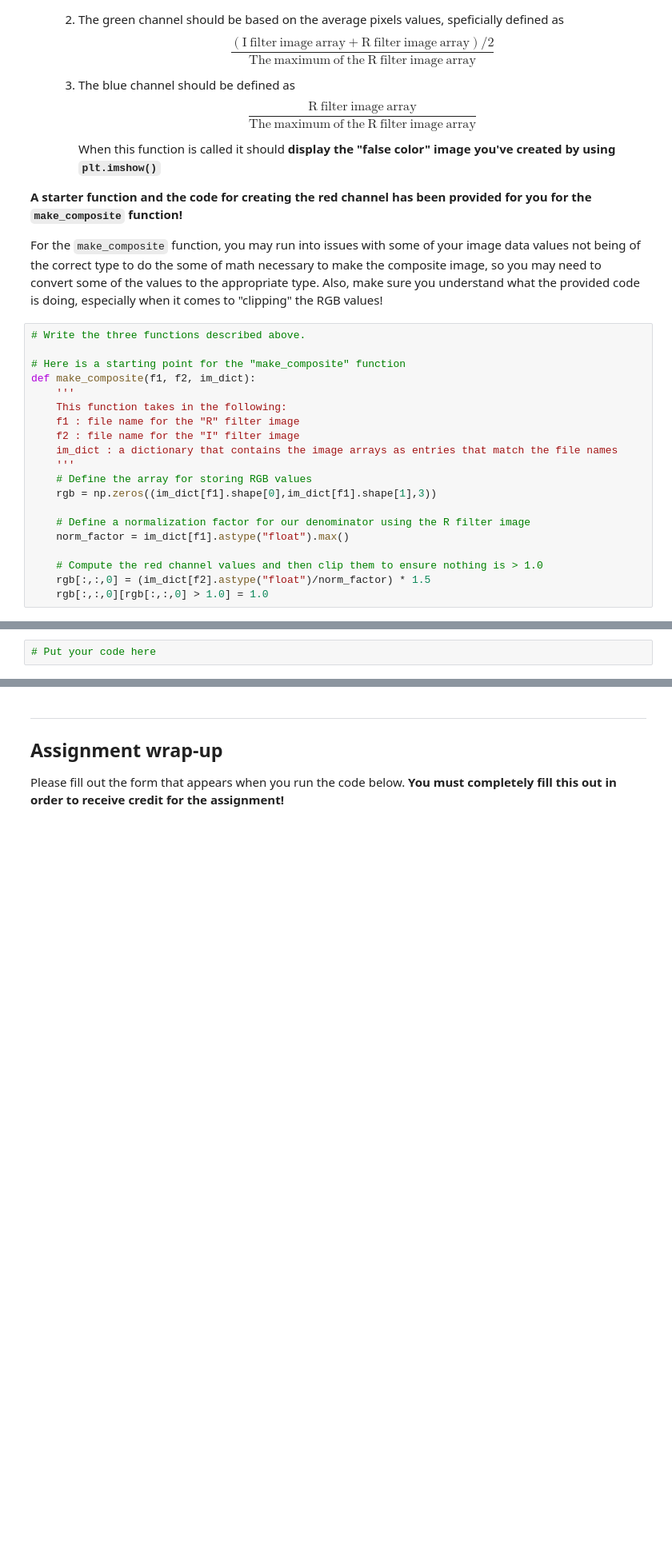
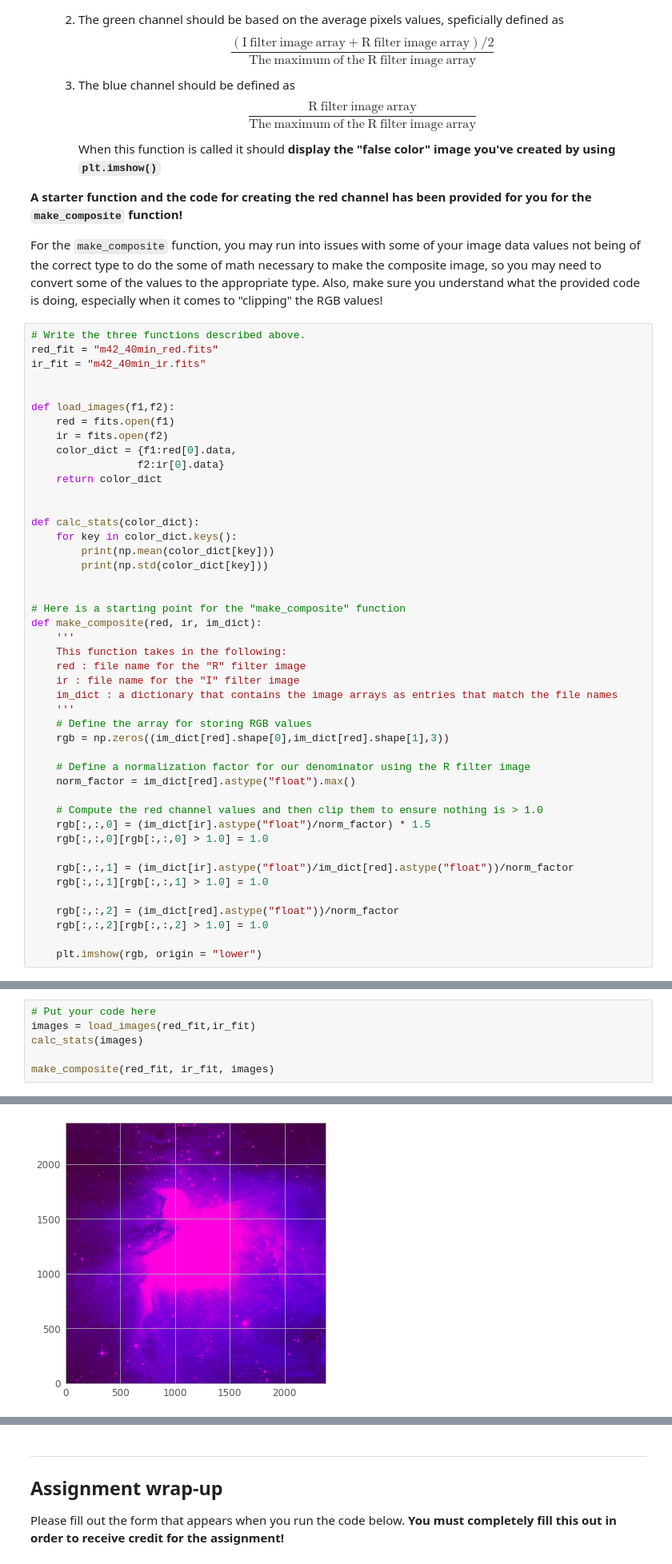
Before and after one commit to patelta2/cmse202-s21-turnin, a Jupyter notebook: hw-01/HW-01_GitPracticeDebuggingAndPythonPackages-TanmayPatel.ipynb, the cells around one changed output, grey strips where cells are left out. Shown: that part at 80% size. Saved outputs shown, nothing was run; the diff lists cells and outputs as text; blank space fills up the shorter version.

````diff
--- a/hw-01/HW-01_GitPracticeDebuggingAndPythonPackages-TanmayPatel.ipynb
+++ b/hw-01/HW-01_GitPracticeDebuggingAndPythonPackages-TanmayPatel.ipynb
@@ -395,24 +407,49 @@ Now that you've been able to read, manipulate, and display FITS file images, we'
 For the `make_composite` function, you may run into issues with some of your image data values not being of the correct type to do the some of math necessary to make the composite image, so you may need to convert some of the values to the appropriate type. Also, make sure you understand what the provided code is doing, especially when it comes to "clipping" the RGB values!
 # %%
 # Write the three functions described above.
+red_fit = "m42_40min_red.fits"
+ir_fit = "m42_40min_ir.fits"
+
+
+def load_images(f1,f2):
+    red = fits.open(f1)
+    ir = fits.open(f2)
+    color_dict = {f1:red[0].data,
+                 f2:ir[0].data}
+    return color_dict
+
+
+def calc_stats(color_dict):
+    for key in color_dict.keys():
+        print(np.mean(color_dict[key]))
+        print(np.std(color_dict[key]))
+
 
 # Here is a starting point for the "make_composite" function
-def make_composite(f1, f2, im_dict):
+def make_composite(red, ir, im_dict):
     '''
     This function takes in the following:
-    f1 : file name for the "R" filter image
-    f2 : file name for the "I" filter image
+    red : file name for the "R" filter image
+    ir : file name for the "I" filter image
     im_dict : a dictionary that contains the image arrays as entries that match the file names
     '''
     # Define the array for storing RGB values
-    rgb = np.zeros((im_dict[f1].shape[0],im_dict[f1].shape[1],3))
+    rgb = np.zeros((im_dict[red].shape[0],im_dict[red].shape[1],3))
 
     # Define a normalization factor for our denominator using the R filter image
-    norm_factor = im_dict[f1].astype("float").max()
+    norm_factor = im_dict[red].astype("float").max()
 
     # Compute the red channel values and then clip them to ensure nothing is > 1.0
-    rgb[:,:,0] = (im_dict[f2].astype("float")/norm_factor) * 1.5
+    rgb[:,:,0] = (im_dict[ir].astype("float")/norm_factor) * 1.5
     rgb[:,:,0][rgb[:,:,0] > 1.0] = 1.0
+
+    rgb[:,:,1] = (im_dict[ir].astype("float")/im_dict[red].astype("float"))/norm_factor
+    rgb[:,:,1][rgb[:,:,1] > 1.0] = 1.0
+
+    rgb[:,:,2] = (im_dict[red].astype("float"))/norm_factor
+    rgb[:,:,2][rgb[:,:,2] > 1.0] = 1.0
+
+    plt.imshow(rgb, origin = "lower")
 # %% [markdown]
 **&#9989; Question 16 [4 points]:** Now that you've defined your class methods, you're going to put them to use. In the following cell:
 1. Load the images using your `load_images()` function.
@@ -431,3 +468,8 @@ image_data_ir = np.random.exponential(600,size=(1000,1000))
 ```
 # %%
 # Put your code here
+images = load_images(red_fit,ir_fit)
+calc_stats(images)
+
+make_composite(red_fit, ir_fit, images)
+# %% [output]
@@ -434,3 +480,4 @@ image_data_ir = np.random.exponential(600,size=(1000,1000))
+[figure, added]
 # %% [markdown]
 ---
 ### &#128721; STOP
````
Also changed, not shown: parts of 2 cells of this notebook.
